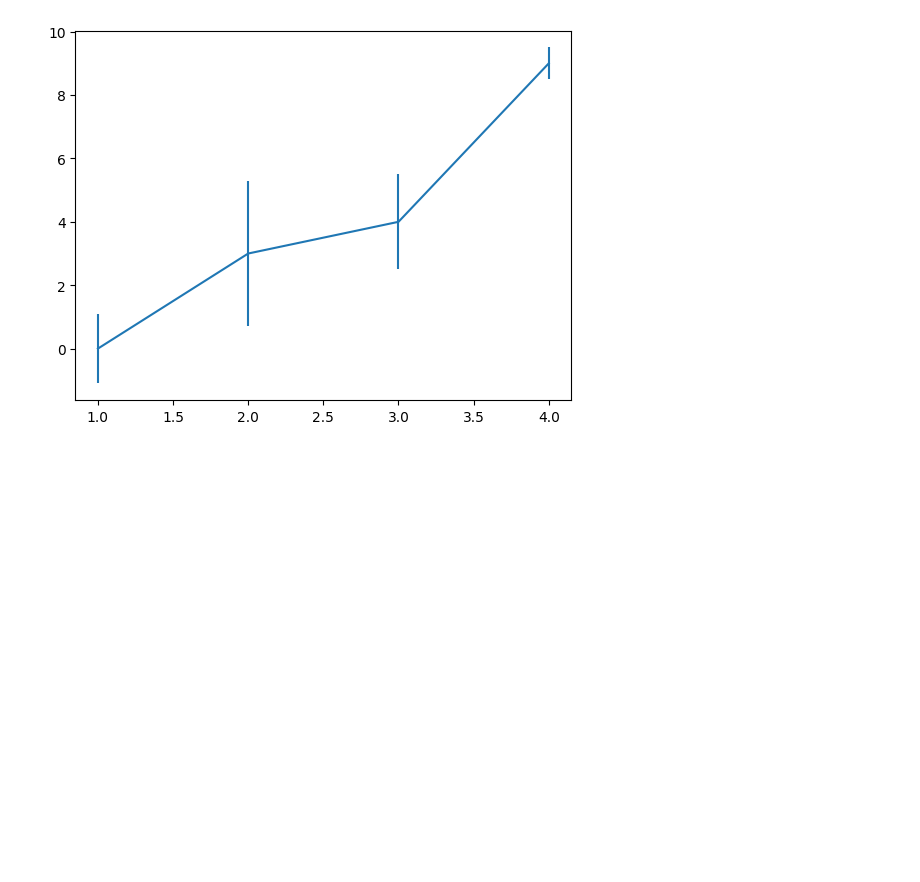
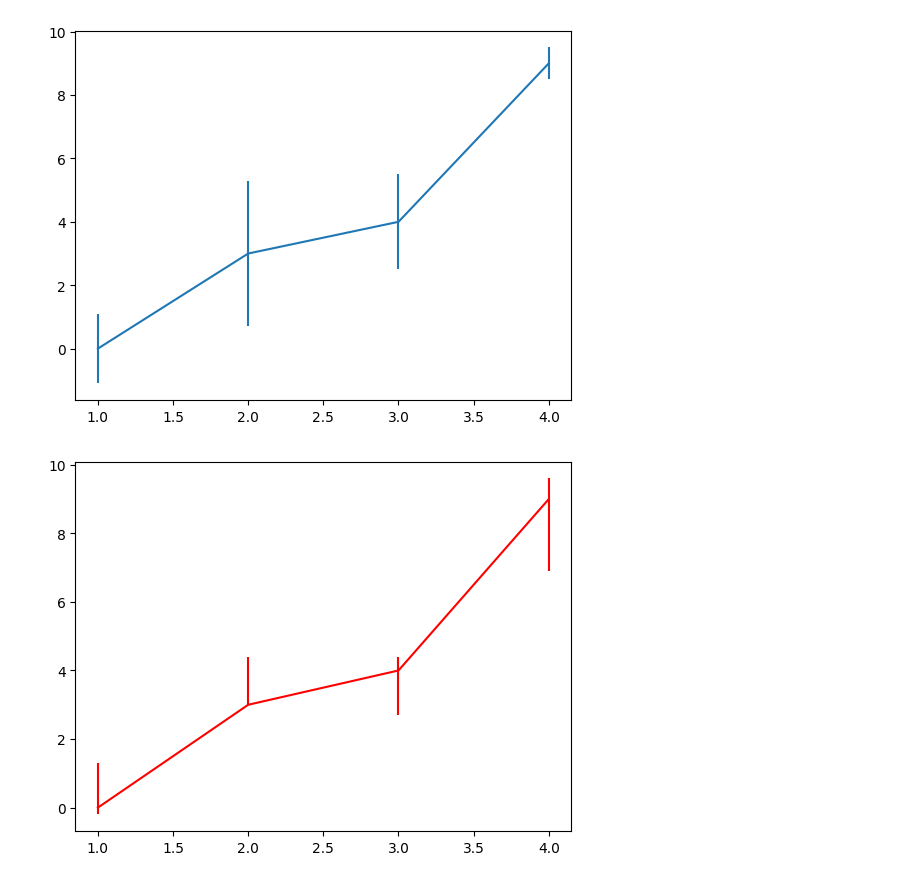
Before and after one commit to ChopinBag/cseHW, a Jupyter notebook: Practice/2-1/DS_Intro/midterm/matplot.ipynb, the cells around one changed output. Drawn from its saved outputs; the diff is of its cells as text; code cells hidden in the pictures; blank space fills up the shorter version.

```diff
--- a/Practice/2-1/DS_Intro/midterm/matplot.ipynb
+++ b/Practice/2-1/DS_Intro/midterm/matplot.ipynb
@@ -129,3 +129,12 @@ plt.errorbar(x,y,yerr=yerr)
 plt.show()
 # %% [output]
 [figure]
+# %%
+x = [1,2,3,4]
+y=[0,3,4,9]
+yerr=[(0.2, 0, 1.3, 2.1), (1.3, 1.4, 0.4, 0.6)]
+
+plt.errorbar(x,y,yerr=yerr, color='red')
+plt.show()
+# %% [output]
+[figure, added]
```
Also changed, not shown: parts of 18 cells of this notebook, 1 other file.
